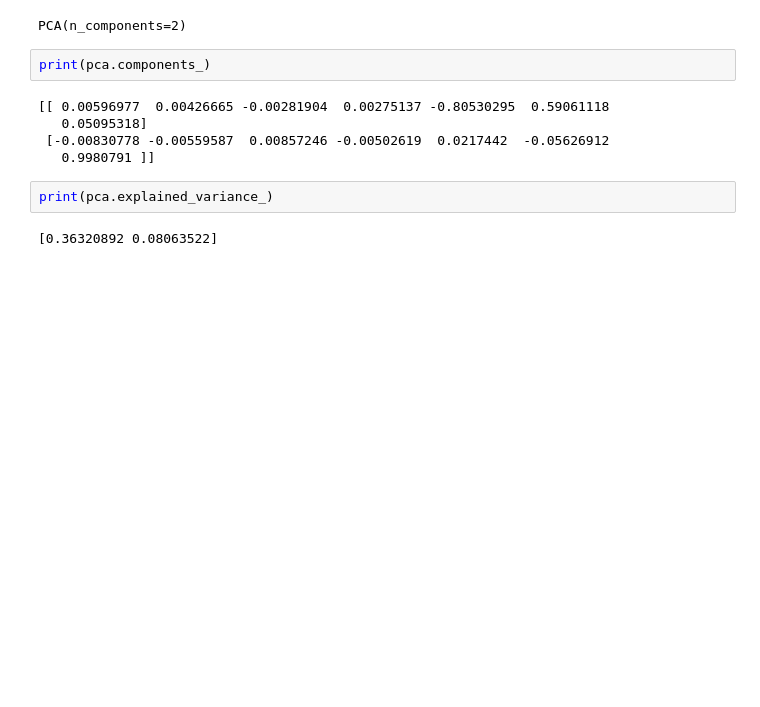
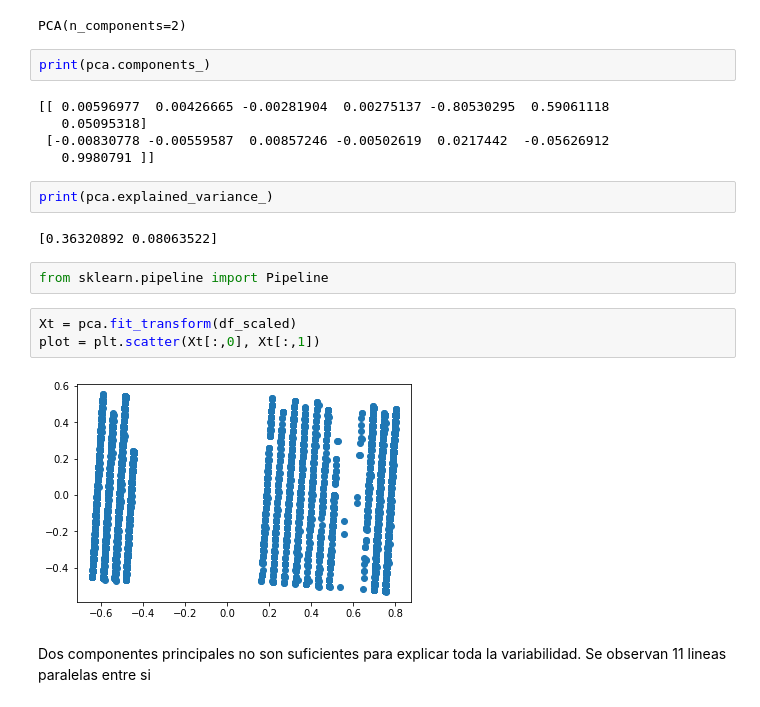
Before and after one commit to diegorv1994/challenge-1, a Jupyter notebook: challenge-2/Modulo_2_Challenge_2.ipynb, the cells around one changed output. Saved outputs shown, nothing was run; the diff lists cells and outputs as text; blank space fills up the shorter version.

```diff
--- a/challenge-2/Modulo_2_Challenge_2.ipynb
+++ b/challenge-2/Modulo_2_Challenge_2.ipynb
@@ -341,3 +341,12 @@ print(pca.components_)
 print(pca.explained_variance_)
 # %% [output]
 [0.36320892 0.08063522]
+# %%
+from sklearn.pipeline import Pipeline
+# %%
+Xt = pca.fit_transform(df_scaled)
+plot = plt.scatter(Xt[:,0], Xt[:,1])
+# %% [output]
+[figure, added]
+# %% [markdown]
+Dos componentes principales no son suficientes para explicar toda la variabilidad. Se observan 11 lineas paralelas entre si
```
Also changed, not shown: 2 other files.
